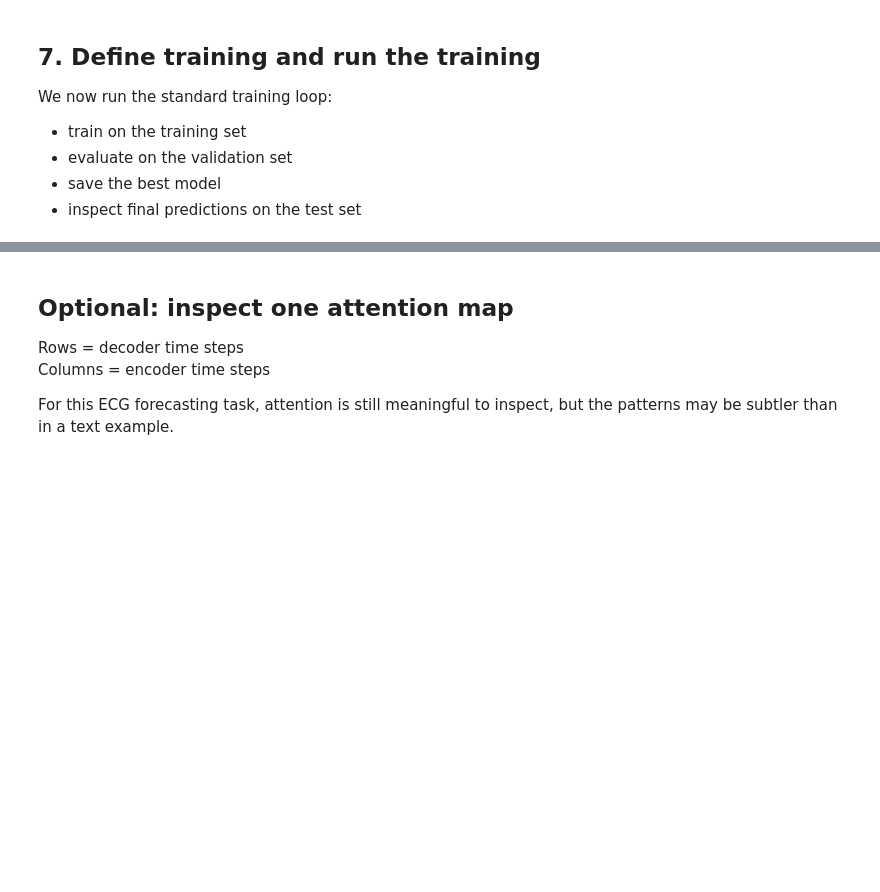
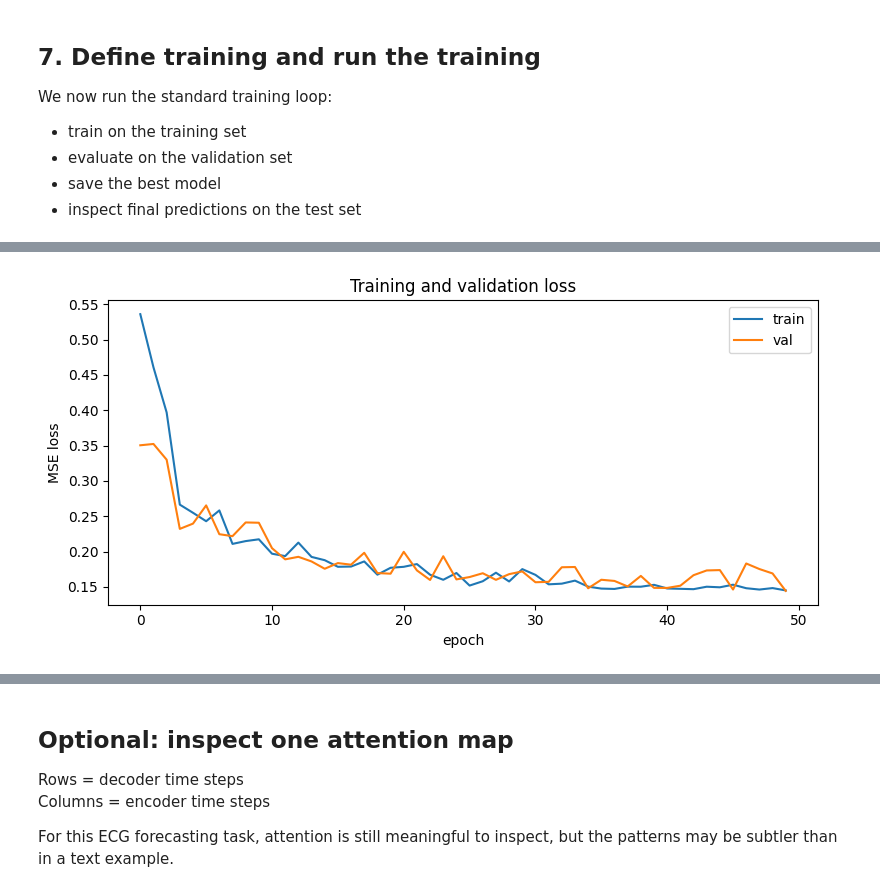
Before and after one commit to TiamHeydari/tiamheydari.github.io, a Jupyter notebook: _teaching/Modern_AI/notebooks/Workshop_B.6_Attention and Transformers/1_RNN_seq_to_seq_with_attention.ipynb, the cells around one changed output, grey strips where cells are left out. Cells and saved outputs as stored; diff of their text form; code cells hidden in the pictures; blank space fills up the shorter version.

Commit message:
B.6 part I attention and the notebook  was editted

```diff
--- a/_teaching/Modern_AI/notebooks/Workshop_B.6_Attention and Transformers/1_RNN_seq_to_seq_with_attention.ipynb
+++ b/_teaching/Modern_AI/notebooks/Workshop_B.6_Attention and Transformers/1_RNN_seq_to_seq_with_attention.ipynb
@@ -86,40 +88,53 @@ So the model must read the observed prefix and generate the future suffix.
 
 # ---------------------------------------
 # 2) Load ECG5000 and convert it into
-#    input/output sequence pairs
+#    autoregressive input/output sequence pairs
 # ---------------------------------------
 
+# Folder where we keep the raw files
 data_dir = Path("data/ecg5000")
 data_dir.mkdir(parents=True, exist_ok=True)
 
 train_path = data_dir / "ECG5000_TRAIN"
-test_path  = data_dir / "ECG5000_TEST"
+test_path = data_dir / "ECG5000_TEST"
 
+# Public GitHub mirror of ECG5000
 download_urls = {
     "ECG5000_TRAIN": "https://raw.githubusercontent.com/tejaslodaya/timeseries-clustering-vae/master/data/ECG5000/ECG5000_TRAIN",
-    "ECG5000_TEST":  "https://raw.githubusercontent.com/tejaslodaya/timeseries-clustering-vae/master/data/ECG5000/ECG5000_TEST",
+    "ECG5000_TEST": "https://raw.githubusercontent.com/tejaslodaya/timeseries-clustering-vae/master/data/ECG5000/ECG5000_TEST",
 }
 
 def download_if_needed(path: Path, url: str) -> None:
+    """Download one file only if it is not already present."""
     if path.exists():
         print(f"Found existing file: {path}")
         return
+
     print(f"Downloading {path.name} ...")
     urllib.request.urlretrieve(url, path)
     print(f"Saved to: {path}")
 
 download_if_needed(train_path, download_urls["ECG5000_TRAIN"])
-download_if_needed(test_path,  download_urls["ECG5000_TEST"])
+download_if_needed(test_path, download_urls["ECG5000_TEST"])
 
-def load_ucr_tsv(path: Path):
-    """Load a UCR-style TSV file. First column is label, rest is time series."""
-    data = pd.read_csv(path, header=None, delim_whitespace=True)
-    labels = data.iloc[:, 0].to_numpy()
-    signals = data.iloc[:, 1:].to_numpy(dtype=np.float32)
-    return signals, labels
+# IMPORTANT: ECG5000 files are comma-separated
+train_df = pd.read_csv(train_path, header=None, sep=",")
+test_df = pd.read_csv(test_path, header=None, sep=",")
 
-X_train_full, y_train_labels = load_ucr_tsv(train_path)
-X_test_full,  y_test_labels  = load_ucr_tsv(test_path)
+print("Train raw shape:", train_df.shape)
+print("Test raw shape: ", test_df.shape)
 
-print("Full training array:", X_train_full.shape)
-print("Full test array:    ", X_test_full.shape)
+# First column = class label, remaining columns = ECG sequence values
+# We do not use the class label in this forecasting notebook.
+X_train_raw = train_df.iloc[:, 1:].to_numpy(dtype=np.float32)
+X_test_raw = test_df.iloc[:, 1:].to_numpy(dtype=np.float32)
+
+print("X_train_raw shape:", X_train_raw.shape)
+print("X_test_raw shape: ", X_test_raw.shape)
+
+# Normalize using train statistics only
+train_mean = X_train_raw.mean()
+train_std = X_train_raw.std() + 1e-8
+
+X_train_norm = (X_train_raw - train_mean) / train_std
+X_test_norm = (X_test_raw - train_mean) / train_std
@@ -588,7 +675,7 @@ We now run the standard training loop:
 # 7) Train the model and inspect results
 # ---------------------------------------
 NUM_EPOCHS = 50
-TEACHER_FORCING_RATIO = 0.5
+TEACHER_FORCING_RATIO = 0.0
 
 best_val_loss = float("inf")
 best_state_dict = None
@@ -647,3 +734,4 @@ plt.title("Training and validation loss")
 plt.legend()
 plt.tight_layout()
 plt.show()
+# %% [output]
@@ -650,3 +755,4 @@ plt.show()
+[figure, added]
 # %%
 
 # ---------------------------------------
```
Also changed, not shown: parts of 10 cells of this notebook.
